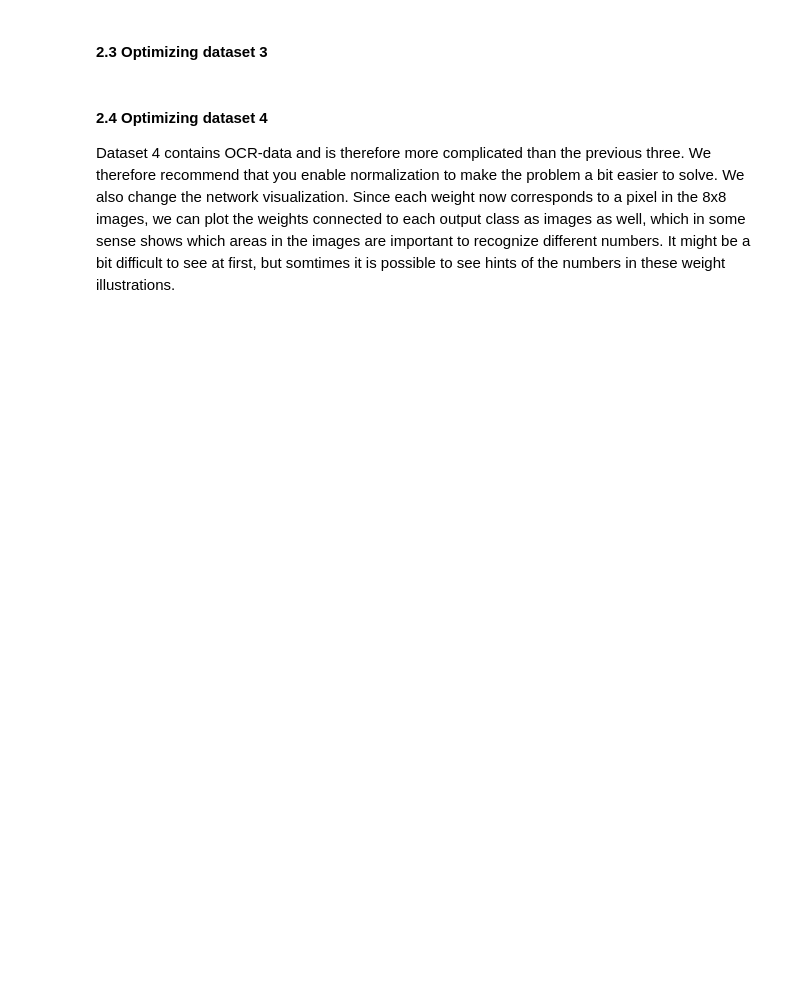
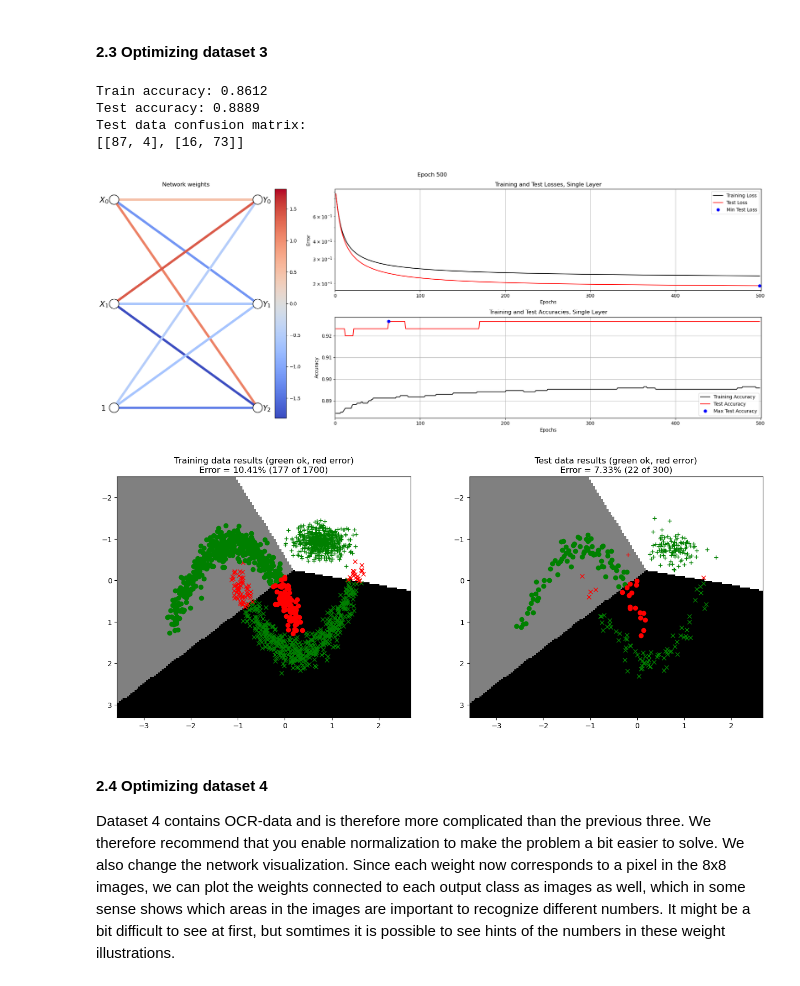
Before and after one commit to hugo-morvan/Neural_Networks, a Jupyter notebook: LabCode/A1_Supervised/main2_SingleLayer.ipynb, the cells around one changed output. Saved outputs shown, nothing was run; the diff lists cells and outputs as text; code cells hidden in the pictures; blank space fills up the shorter version.

```diff
--- a/LabCode/A1_Supervised/main2_SingleLayer.ipynb
+++ b/LabCode/A1_Supervised/main2_SingleLayer.ipynb
@@ -480,17 +486,27 @@ trainSingleLayerOnDataset(2, 0.15, W0, B0, params)
 # %%
 # --------------------------------------------
 # === Your code here =========================
 # --------------------------------------------
-nInputs  = ???
-nClasses = ???
+#X, D, L = loadDataset(3)
+#print(np.shape(X))
+#print(np.shape(D))
+nInputs  = 2
+nClasses = 3
 
-W0 = ???
-B0 = ???
+W0 = np.zeros((nInputs, nClasses))
+B0 = np.zeros((1,nClasses))
 
-params = {"epochs": ???, "learningRate": ???, "normalize": False, "useTanhOutput": False}
+params = {"epochs": 500, "learningRate": 0.05, "normalize": True, "useTanhOutput": True}
 # ============================================
 
 trainSingleLayerOnDataset(3, 0.15, W0, B0, params)
+# %% [output]
+Train accuracy: 0.8612
+Test accuracy: 0.8889
+Test data confusion matrix:
+[[87, 4], [16, 73]]
+[figure, added]
+[figure, added]
 # %% [markdown]
 #### **2.4 Optimizing dataset 4**
 
```
Also changed, not shown: parts of 12 cells of this notebook.
